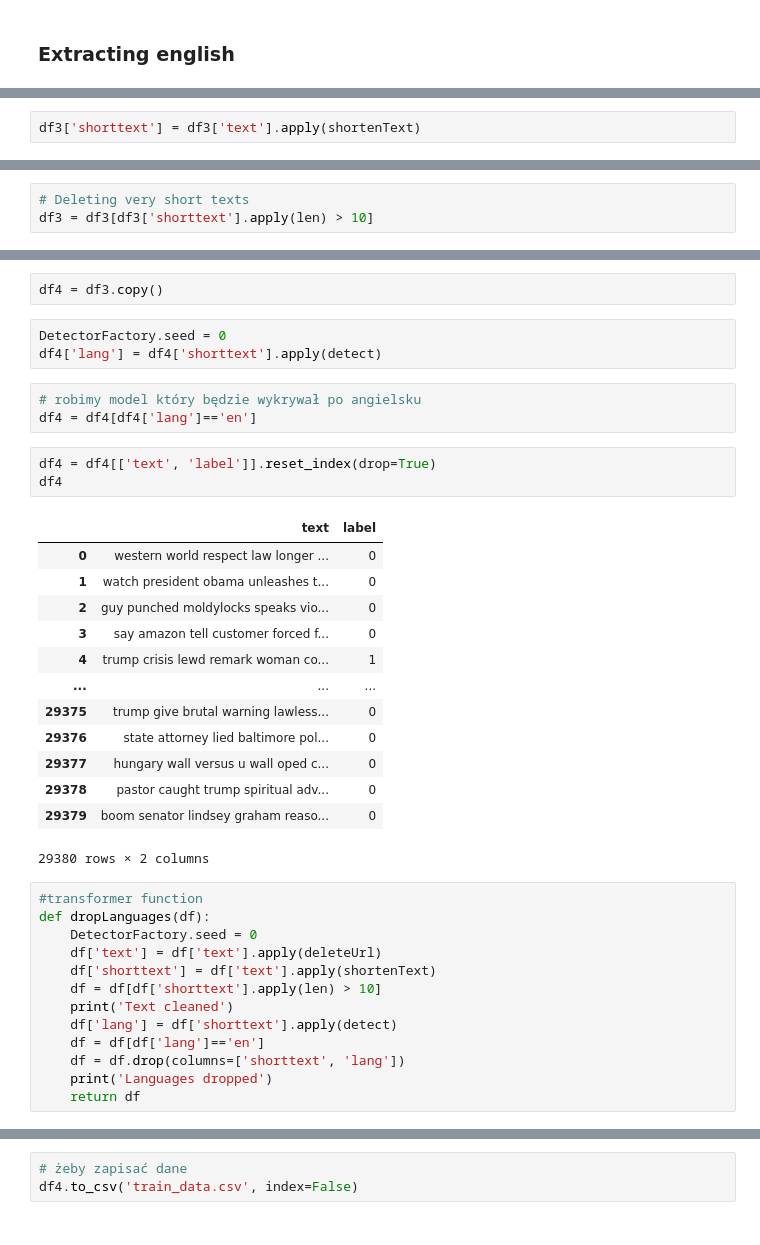
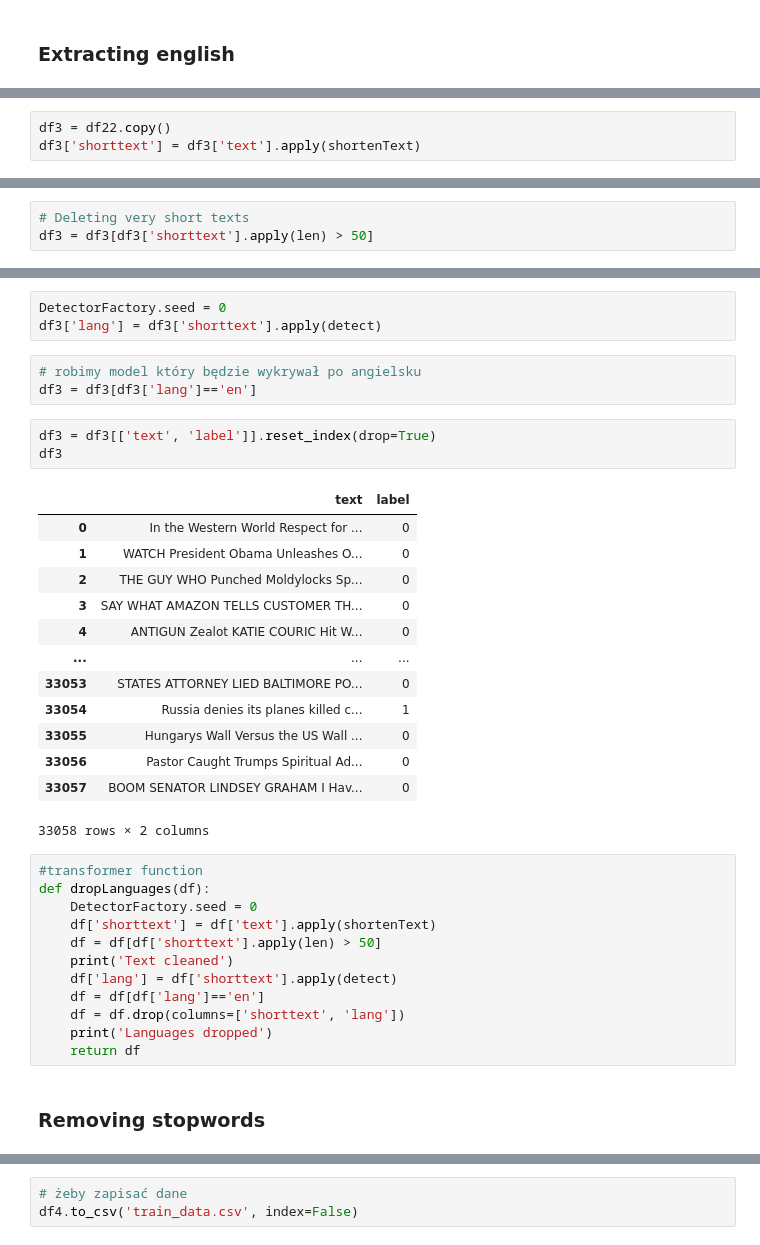
Before and after one commit to KarolinaMaczka/ItML, a Jupyter notebook: budowa_krok_2_2.ipynb, the cells around one changed output, grey strips where cells are left out. Drawn from its saved outputs; the diff is of its cells as text.

Commit message:
lang detect before stopwords removal files

```diff
--- a/budowa_krok_2_2.ipynb
+++ b/budowa_krok_2_2.ipynb
@@ -308,3 +281,4 @@ def shortenText(text):
 # %%
+df3 = df22.copy()
 df3['shorttext'] = df3['text'].apply(shortenText)
 # %%
@@ -330,6 +300,6 @@ df3[df3['shorttext'].apply(len) < 10]
 # %%
 # Deleting very short texts
-df3 = df3[df3['shorttext'].apply(len) > 10]
+df3 = df3[df3['shorttext'].apply(len) > 50]
 # %%
 df3.head()
 # %% [output]
@@ -342,38 +312,37 @@ df3.head()
-# %%
-df4 = df3.copy()
 # %%
 DetectorFactory.seed = 0
-df4['lang'] = df4['shorttext'].apply(detect)
+df3['lang'] = df3['shorttext'].apply(detect)
 # %%
 # robimy model który będzie wykrywał po angielsku
-df4 = df4[df4['lang']=='en']
+df3 = df3[df3['lang']=='en']
 # %%
-df4 = df4[['text', 'label']].reset_index(drop=True)
-df4
+df3 = df3[['text', 'label']].reset_index(drop=True)
+df3
 # %% [output]
 |  | text | label |
-| 0 | western world respect law longer ... | 0 |
-| 1 | watch president obama unleashes t... | 0 |
-| 2 | guy punched moldylocks speaks vio... | 0 |
-| 3 | say amazon tell customer forced f... | 0 |
-| 4 | trump crisis lewd remark woman co... | 1 |
+| 0 | In the Western World Respect for ... | 0 |
+| 1 | WATCH President Obama Unleashes O... | 0 |
+| 2 | THE GUY WHO Punched Moldylocks Sp... | 0 |
+| 3 | SAY WHAT AMAZON TELLS CUSTOMER TH... | 0 |
+| 4 | ANTIGUN Zealot KATIE COURIC Hit W... | 0 |
 | ... | ... | ... |
-| 29375 | trump give brutal warning lawless... | 0 |
-| 29376 | state attorney lied baltimore pol... | 0 |
-| 29377 | hungary wall versus u wall oped c... | 0 |
-| 29378 | pastor caught trump spiritual adv... | 0 |
-| 29379 | boom senator lindsey graham reaso... | 0 |
+| 33053 | STATES ATTORNEY LIED BALTIMORE PO... | 0 |
+| 33054 | Russia denies its planes killed c... | 1 |
+| 33055 | Hungarys Wall Versus the US Wall ... | 0 |
+| 33056 | Pastor Caught Trumps Spiritual Ad... | 0 |
+| 33057 | BOOM SENATOR LINDSEY GRAHAM I Hav... | 0 |
-29380 rows × 2 columns
+33058 rows × 2 columns
 # %%
 #transformer function
 def dropLanguages(df):
     DetectorFactory.seed = 0
-    df['text'] = df['text'].apply(deleteUrl)
     df['shorttext'] = df['text'].apply(shortenText)
-    df = df[df['shorttext'].apply(len) > 10]
+    df = df[df['shorttext'].apply(len) > 50]
     print('Text cleaned')
     df['lang'] = df['shorttext'].apply(detect)
     df = df[df['lang']=='en']
     df = df.drop(columns=['shorttext', 'lang'])
     print('Languages dropped')
     return df
+# %% [markdown]
+### Removing stopwords
```
Also changed, not shown: parts of 37 cells of this notebook.
